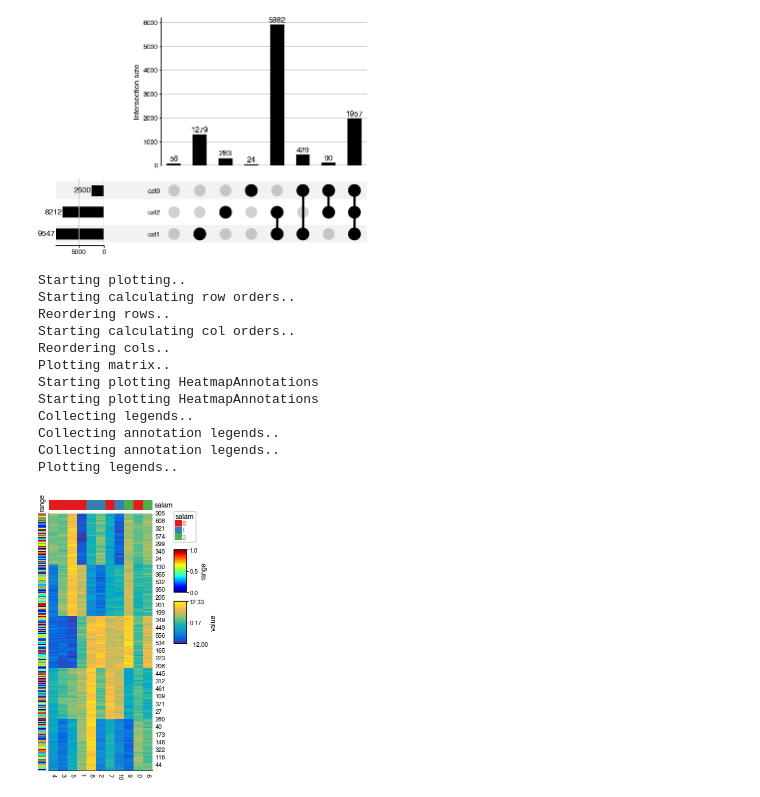
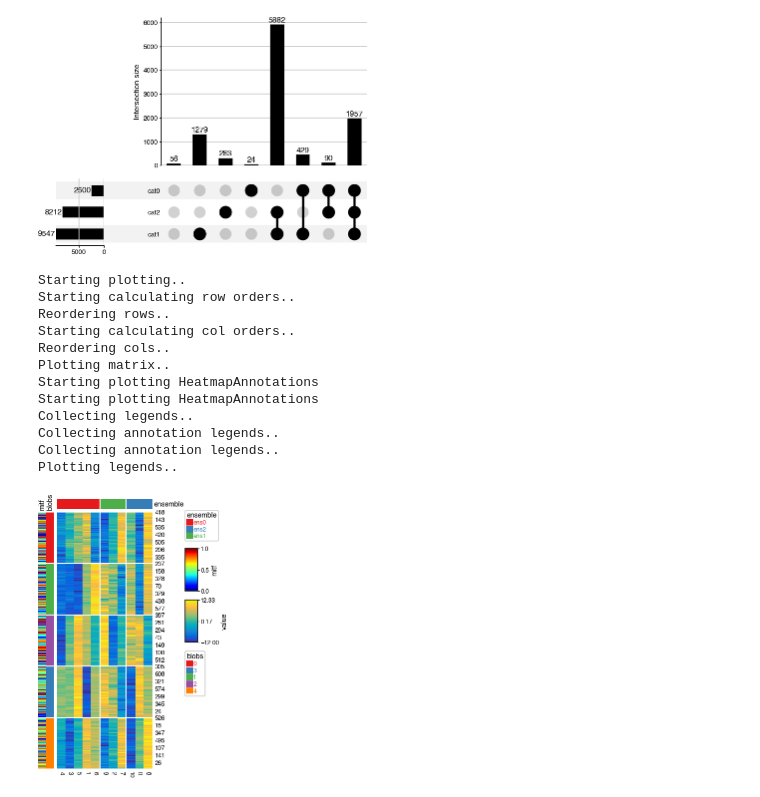
Before and after one commit to faridrashidi/cnsplots, a Jupyter notebook: notebooks/matplotlib.ipynb, the cells around one changed output. Cells and saved outputs as stored; diff of their text form; code cells hidden in the pictures.

```diff
--- a/notebooks/matplotlib.ipynb
+++ b/notebooks/matplotlib.ipynb
@@ -2,11 +2,21 @@
 import cnsplots as cns
 import seaborn as sns
 import matplotlib.pyplot as plt
+import scanpy as sc
+import numpy as np
+import pandas as pd
 from lifelines.datasets import load_waltons
 
 cns.setup_matplotlib()
 iris = sns.load_dataset("iris")
-tips = sns.load_dataset('tips')
+tips = sns.load_dataset("tips")
+fmri = sns.load_dataset("fmri")
 waltons = load_waltons()
+
+de_results = pd.read_csv("DE_results.csv", index_col=0)
+
+blobs = sc.datasets.blobs()
+blobs.obs["mitf"] = np.random.random(blobs.shape[0])
+blobs.var["ensemble"] = [f"ens{x}" for x in np.random.randint(0, 3, blobs.shape[1])]
 # %%
 cns.figure(120, 120)
@@ -117,24 +126,24 @@ adata_blobs.var['salam'] = np.random.randint(0, 3, adata_blobs.shape[1]).astype(
 # %%
 cns.figure(300, 150)
 cns.heatmap(
-    adata_blobs,
-    row_annotation=["range"],
-    col_annotation=["salam"],
-    # row_split="blobs",
-    # col_split=["salam"],
+    blobs,
+    row_annotation=["mitf", "blobs"],
+    col_annotation=["ensemble"],
+    row_split="blobs",
+    col_split=["ensemble"],
 )
 plt.savefig("../../../Desktop/salam.pdf")
 # %% [output]
 Starting plotting..
 Starting calculating row orders..
 Reordering rows..
 Starting calculating col orders..
 Reordering cols..
 Plotting matrix..
 Starting plotting HeatmapAnnotations
 Starting plotting HeatmapAnnotations
 Collecting legends..
 Collecting annotation legends..
 Collecting annotation legends..
 Plotting legends..
-[figure, old version]
+[figure, new version]
```
Also changed, not shown: parts of 10 cells of this notebook, 5 other files.
